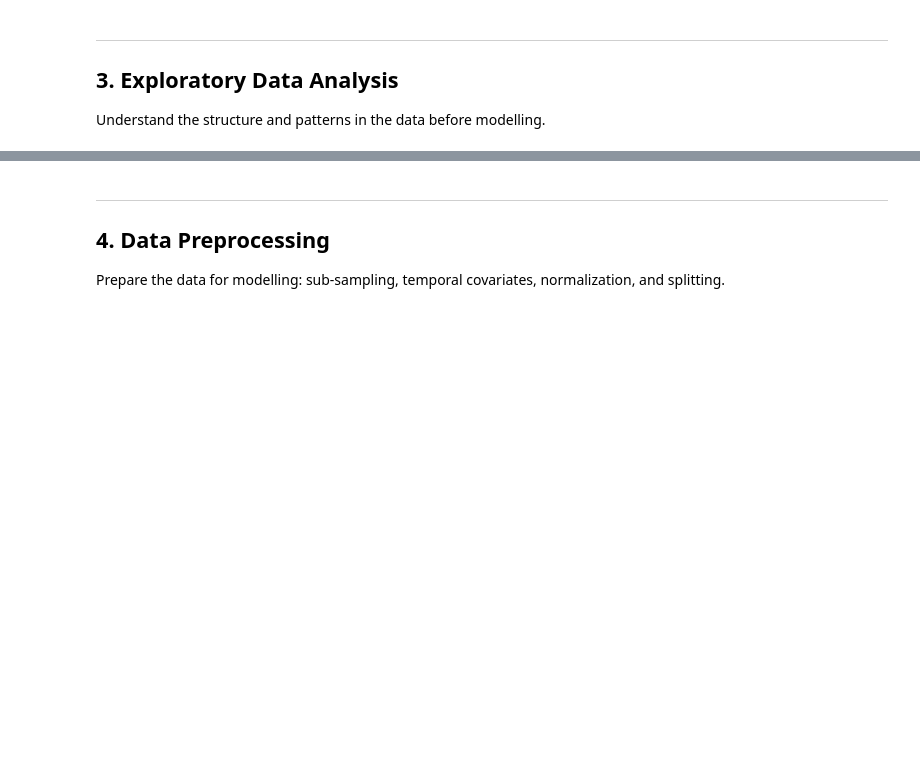
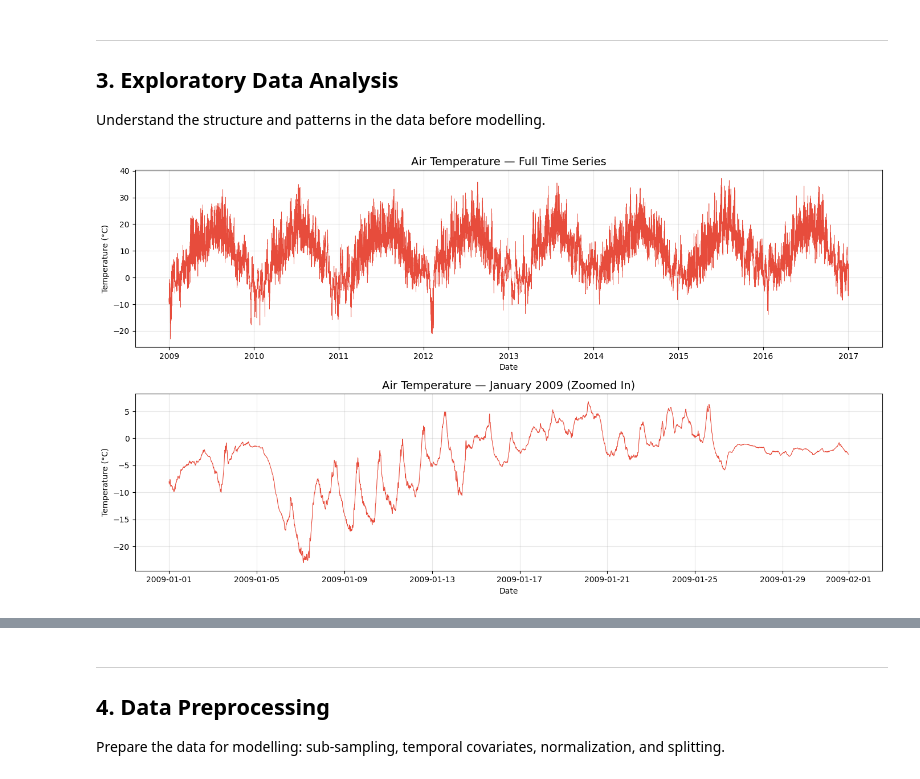
Before and after one commit to dudocas12/Advanced-Time-Series-Forecasting-Optimization-and-Explainability, a Jupyter notebook: main.ipynb, the cells around one changed output, grey strips where cells are left out. Cells and saved outputs as stored; diff of their text form; code cells hidden in the pictures; blank space fills up the shorter version.

Commit message:
Added several sections to the project. The Data_preparation notebook isn't from this project. Is just for reference

```diff
--- a/main.ipynb
+++ b/main.ipynb
@@ -153,0 +200,27 @@ Understand the structure and patterns in the data before modelling.
+# %%
+# --- Full time series plot ---
+fig, axes = plt.subplots(2, 1, figsize=(14, 8))
+
+axes[0].plot(df.index, df['T (degC)'], linewidth=0.5, color='#e74c3c')
+axes[0].set_title('Air Temperature — Full Time Series', fontsize=14)
+axes[0].set_ylabel('Temperature (°C)')
+axes[0].set_xlabel('Date')
+axes[0].grid(True, alpha=0.3)
+
+# --- Zoomed-in view: first month ---
+one_month = df.loc['2009-01-01':'2009-01-31']
+axes[1].plot(one_month.index, one_month['T (degC)'], linewidth=0.8, color='#e74c3c')
+axes[1].set_title('Air Temperature — January 2009 (Zoomed In)', fontsize=14)
+axes[1].set_ylabel('Temperature (°C)')
+axes[1].set_xlabel('Date')
+axes[1].grid(True, alpha=0.3)
+
+plt.tight_layout()
+plt.show()
+
+# Comments:
+# - Clear yearly seasonality (warm summers, cold winters)
+# - Daily patterns visible in the zoomed view (warmer during the day, cooler at night)
+# - Some noise/short-term fluctuations present, typical of weather data
+# %% [output]
+[figure, added]
```
Also changed, not shown: parts of 28 cells of this notebook, 3 other files.
